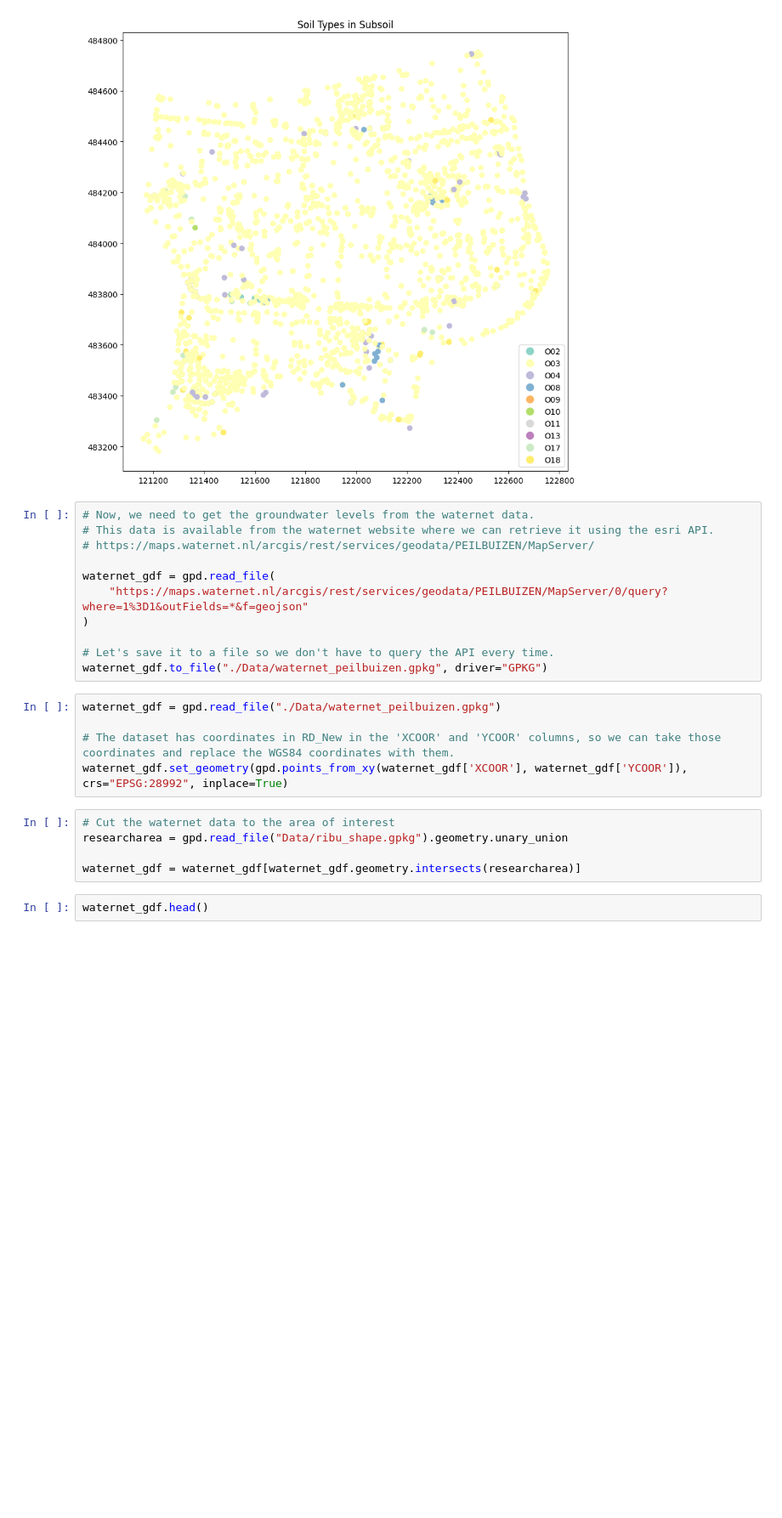
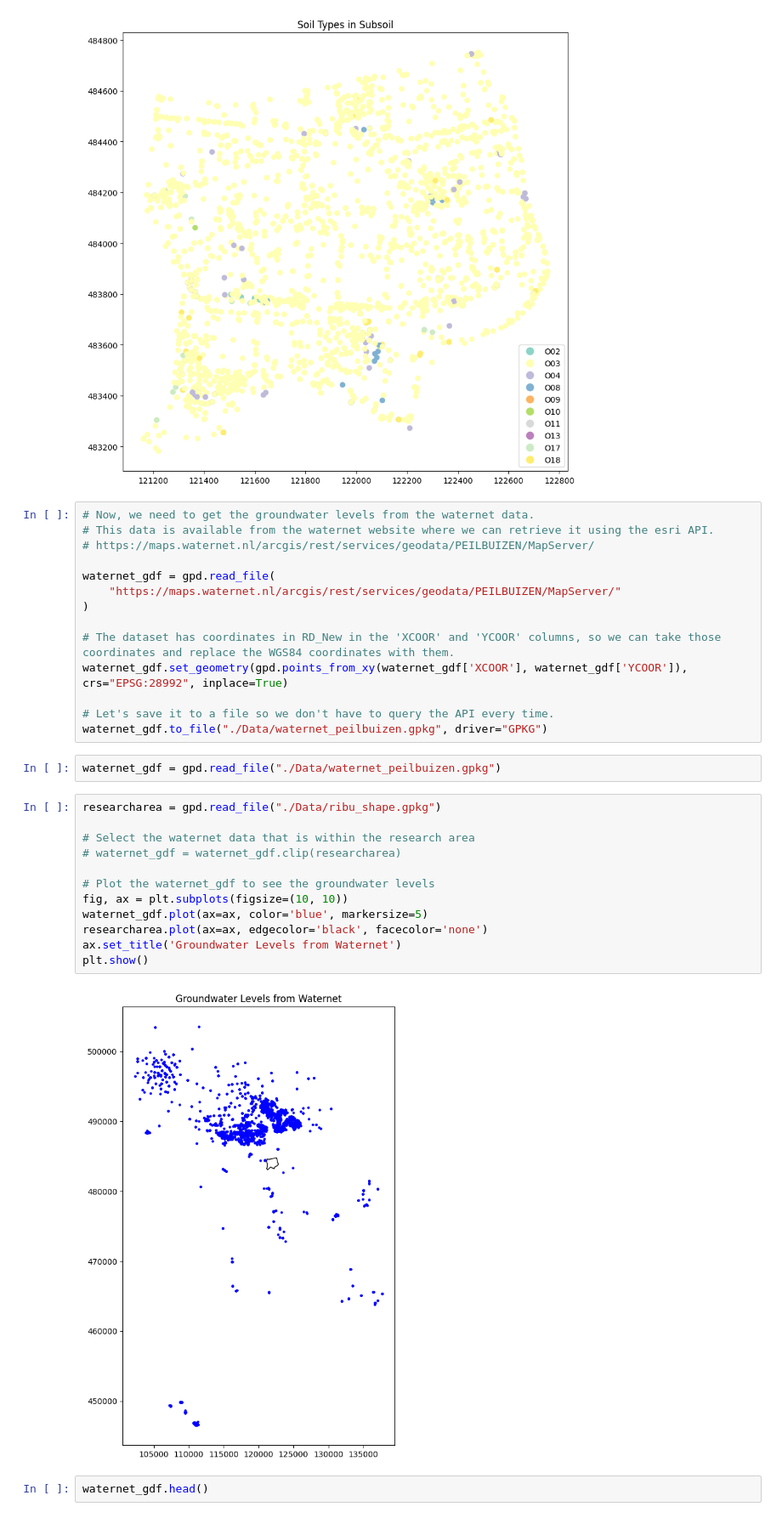
Before and after one commit to JulianWDev/strategicbgi, a Jupyter notebook: analysis.ipynb, the cells around one changed output. Shown at 85% size. Cells and saved outputs as stored; diff of their text form; blank space fills up the shorter version.

```diff
--- a/analysis.ipynb
+++ b/analysis.ipynb
@@ -160,21 +160,30 @@ plt.show()
 # https://maps.waternet.nl/arcgis/rest/services/geodata/PEILBUIZEN/MapServer/
 
 waternet_gdf = gpd.read_file(
-    "https://maps.waternet.nl/arcgis/rest/services/geodata/PEILBUIZEN/MapServer/0/query?where=1%3D1&outFields=*&f=geojson"
+    "https://maps.waternet.nl/arcgis/rest/services/geodata/PEILBUIZEN/MapServer/"
 )
+
+# The dataset has coordinates in RD_New in the 'XCOOR' and 'YCOOR' columns, so we can take those coordinates and replace the WGS84 coordinates with them.
+waternet_gdf.set_geometry(gpd.points_from_xy(waternet_gdf['XCOOR'], waternet_gdf['YCOOR']), crs="EPSG:28992", inplace=True)
 
 # Let's save it to a file so we don't have to query the API every time.
 waternet_gdf.to_file("./Data/waternet_peilbuizen.gpkg", driver="GPKG")
 # %%
 waternet_gdf = gpd.read_file("./Data/waternet_peilbuizen.gpkg")
-
-# The dataset has coordinates in RD_New in the 'XCOOR' and 'YCOOR' columns, so we can take those coordinates and replace the WGS84 coordinates with them.
-waternet_gdf.set_geometry(gpd.points_from_xy(waternet_gdf['XCOOR'], waternet_gdf['YCOOR']), crs="EPSG:28992", inplace=True)
 # %%
-# Cut the waternet data to the area of interest
-researcharea = gpd.read_file("Data/ribu_shape.gpkg").geometry.unary_union
+researcharea = gpd.read_file("./Data/ribu_shape.gpkg")
 
-waternet_gdf = waternet_gdf[waternet_gdf.geometry.intersects(researcharea)]
+# Select the waternet data that is within the research area
+# waternet_gdf = waternet_gdf.clip(researcharea)
+
+# Plot the waternet_gdf to see the groundwater levels
+fig, ax = plt.subplots(figsize=(10, 10))
+waternet_gdf.plot(ax=ax, color='blue', markersize=5)
+researcharea.plot(ax=ax, edgecolor='black', facecolor='none')
+ax.set_title('Groundwater Levels from Waternet')
+plt.show()
+# %% [output]
+[figure, added]
 # %%
 waternet_gdf.head()
 # %% [output]
```
Also changed, not shown: 2 other files.
